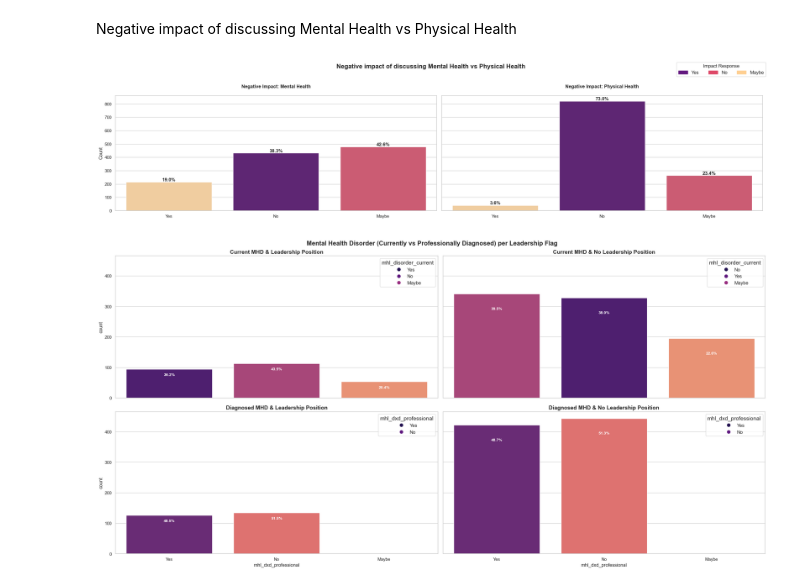
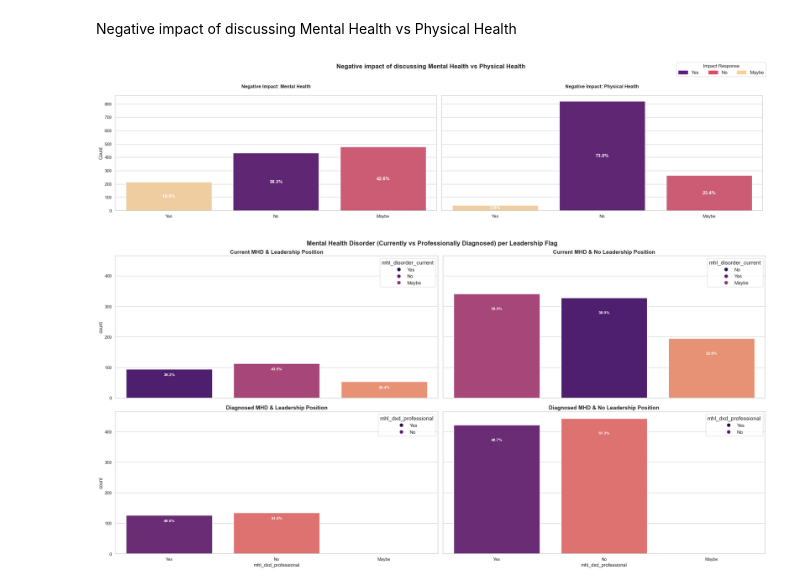
Before and after one commit to Oumaymabamoh/ML_Mental_Health_Cluster_Insights, a Jupyter notebook: data_eda.ipynb, the cells around one changed output. Saved outputs shown, nothing was run; the diff lists cells and outputs as text; code cells hidden in the pictures.

```diff
--- a/data_eda.ipynb
+++ b/data_eda.ipynb
@@ -929,6 +929,7 @@ Negative impact of discussing Mental Health vs Physical Health
 import matplotlib.pyplot as plt
 import seaborn as sns
 import matplotlib.patches as mpatches
+import numpy as np
 
 # Custom magma color function (lighter range)
 def get_magma_colors(n):
@@ -945,40 +946,41 @@ fig.suptitle('Negative impact of discussing Mental Health vs Physical Health', f
 # Define the questions and axes
 questions = ['mhl_discussion_neg_impact', 'phl_discussion_neg_impact']
 titles = ['Negative Impact: Mental Health', 'Negative Impact: Physical Health']
-titles = ['Negative Impact: Mental Health', 'Negative Impact: Physical Health']
 orders = ["Yes", "No", "Maybe"]
 colors = get_magma_colors(len(orders))
 
 # Loop through each subplot
 for i, (question, title) in enumerate(zip(questions, titles)):
     sns.countplot(ax=ax[i], data=df, x=question, hue=question, order=orders, palette=colors, legend=False)  # Assign x to hue
     ax[i].set_title(title, pad=20, fontweight="bold")
     ax[i].set_xlabel('')
     ax[i].set_ylabel('Count')
 
-    # Annotate bars with percentages
+    # Annotate bars with percentages inside the bars
     total = len(df)
     for p in ax[i].patches:
         height = p.get_height()
-        percent = f'{(height / total) * 100:.1f}%'
+        count = height
+        percent = f'{(count / total) * 100:.1f}%'
+        # Position annotation within the bar, adjusting y to be inside the bar
         ax[i].annotate(percent,
-                       (p.get_x() + p.get_width() / 2, height),
-                       ha='center', va='bottom', fontsize=12, fontweight='semibold')
+                       (p.get_x() + p.get_width() / 2, height / 2),  # Place at the center of the bar
+                       ha='center', va='center', fontsize=12, fontweight='semibold', color='white')
 
 # Create custom legend
 handles = [
     mpatches.Patch(color=colors[0], label="Yes"),
     mpatches.Patch(color=colors[1], label="No"),
     mpatches.Patch(color=colors[2], label="Maybe")
 ]
 
 # Add the custom legend to the figure
 fig.legend(handles=handles, loc='upper right', ncol=3, fontsize=12, title='Impact Response')
 
 fig.tight_layout(rect=[0, 0.03, 1, 0.95])
 plt.show()
 # %% [output]
-[figure, old version]
+[figure, new version]
 # %%
 import numpy as np
 
```
